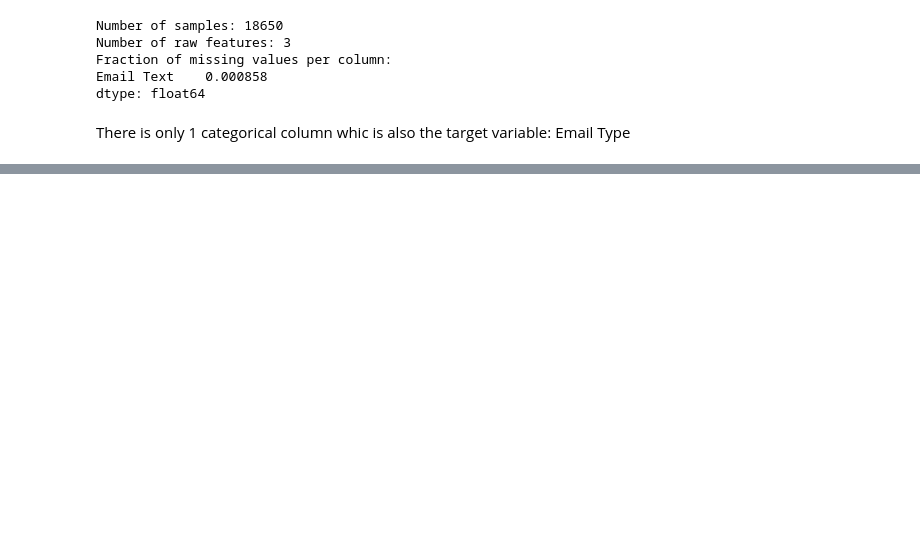
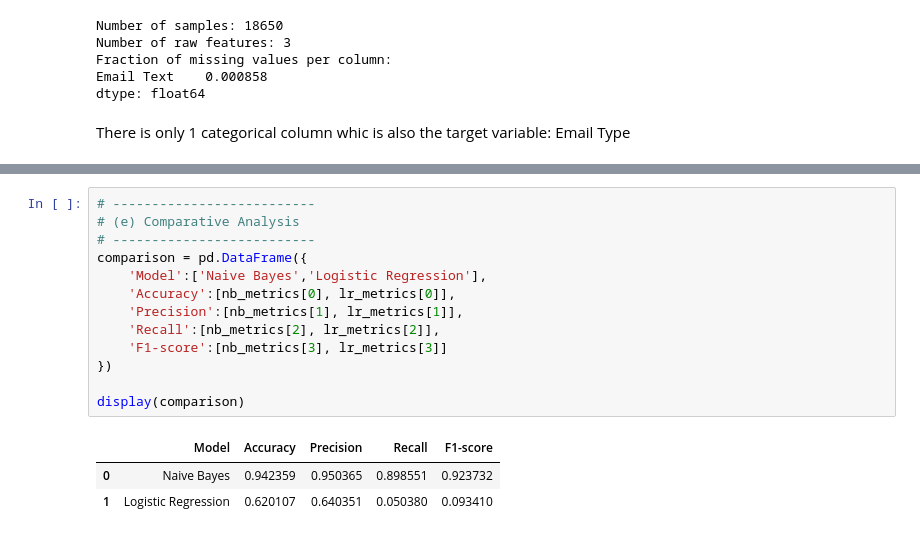
Before and after one commit to dakshkhetarpaul/Triple-Threat-ML, a Jupyter notebook: Triple-Threat-ML_Dataset4.ipynb, the cells around one changed output, grey strips where cells are left out. Drawn from its saved outputs; the diff is of its cells as text; blank space fills up the shorter version.

```diff
--- a/Triple-Threat-ML_Dataset4.ipynb
+++ b/Triple-Threat-ML_Dataset4.ipynb
@@ -65,0 +402,17 @@ print(data.iloc[8863:8867])  # Prints rows 949 and 950
+# %%
+# --------------------------
+# (e) Comparative Analysis
+# --------------------------
+comparison = pd.DataFrame({
+    'Model':['Naive Bayes','Logistic Regression'],
+    'Accuracy':[nb_metrics[0], lr_metrics[0]],
+    'Precision':[nb_metrics[1], lr_metrics[1]],
+    'Recall':[nb_metrics[2], lr_metrics[2]],
+    'F1-score':[nb_metrics[3], lr_metrics[3]]
+})
+
+display(comparison)
+# %% [output]
+|  | Model | Accuracy | Precision | Recall | F1-score |
+| 0 | Naive Bayes | 0.942359 | 0.950365 | 0.898551 | 0.923732 |
+| 1 | Logistic Regression | 0.620107 | 0.640351 | 0.050380 | 0.093410 |
```
Also changed, not shown: parts of 7 cells of this notebook.
